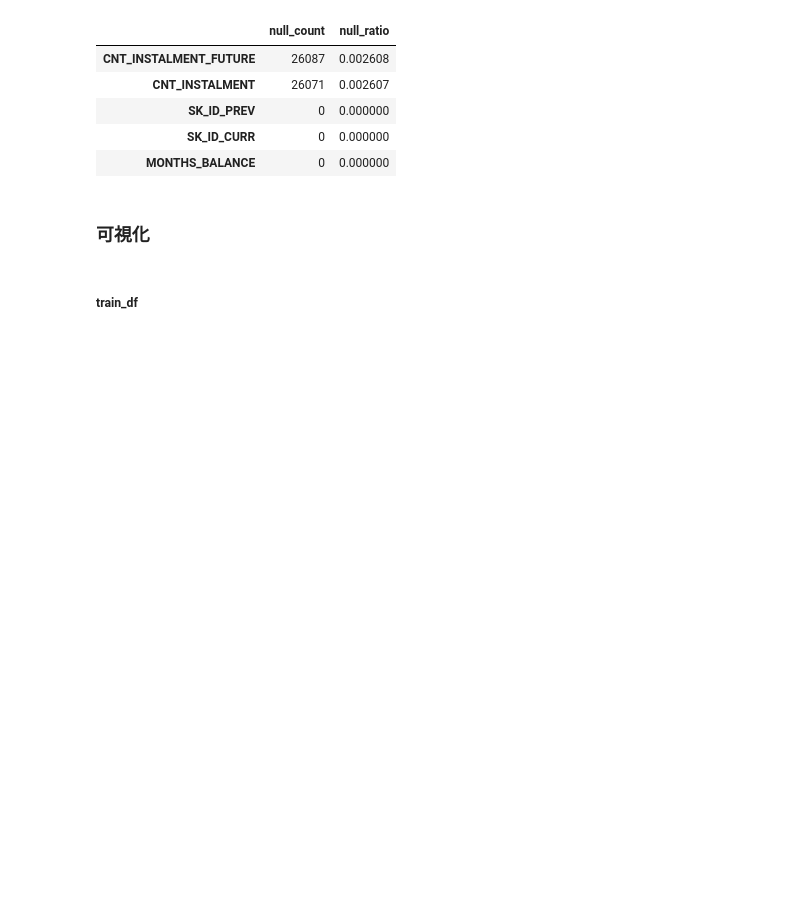
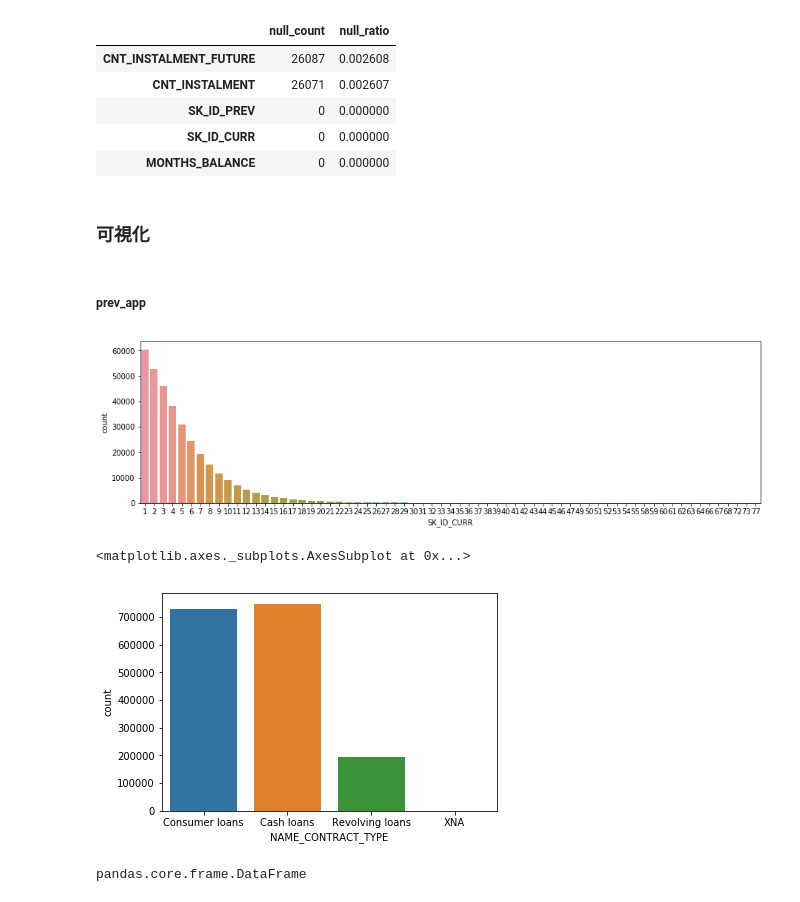
Before and after one commit to guchio3/kaggle-homecredit, a Jupyter notebook: notebooks/data_analysis.ipynb, the cells around one changed output. Saved outputs shown, nothing was run; the diff lists cells and outputs as text; code cells hidden in the pictures; blank space fills up the shorter version.

```diff
--- a/notebooks/data_analysis.ipynb
+++ b/notebooks/data_analysis.ipynb
@@ -254,4 +332,24 @@ get_null_stat(pos_cash_df).sort_values('null_count', ascending=False).head(5)
 # %% [markdown]
 ### 可視化
 # %% [markdown]
-##### train_df
+##### prev_app
+# %%
+# plot
+fig, ax = plt.subplots()
+# the size of A4 paper
+fig.set_size_inches(15, 4)
+
+#sns.countplot(prev_application_df.SK_ID_CURR)
+sns.countplot(prev_application_df.SK_ID_CURR.value_counts())
+plt.show()
+sns.countplot(prev_application_df.NAME_CONTRACT_TYPE)
+# %% [output]
+[figure, added]
+<matplotlib.axes._subplots.AxesSubplot at 0x...>
+[figure, added]
+# %%
+#train_df.merge(prev_application_df.groupby('SK_ID_CURR', as_index=False).SK_ID_PREV.count(), on='SK_ID_CURR' )
+#train_df.merge(prev_application_df.groupby('SK_ID_CURR', as_index=False).SK_ID_PREV.count().astype(int).rename(columns={'SK_ID_PREV': 'SK_ID_PREV_CNT'}), on='SK_ID_CURR')
+prev_application_df.groupby('SK_ID_CURR', as_index=False).SK_ID_PREV.count().astype(int).rename(columns={'SK_ID_PREV': 'SK_ID_PREV_CNT'})
+# %% [output]
+pandas.core.frame.DataFrame
```
Also changed, not shown: parts of 25 cells of this notebook, 8 other files.
